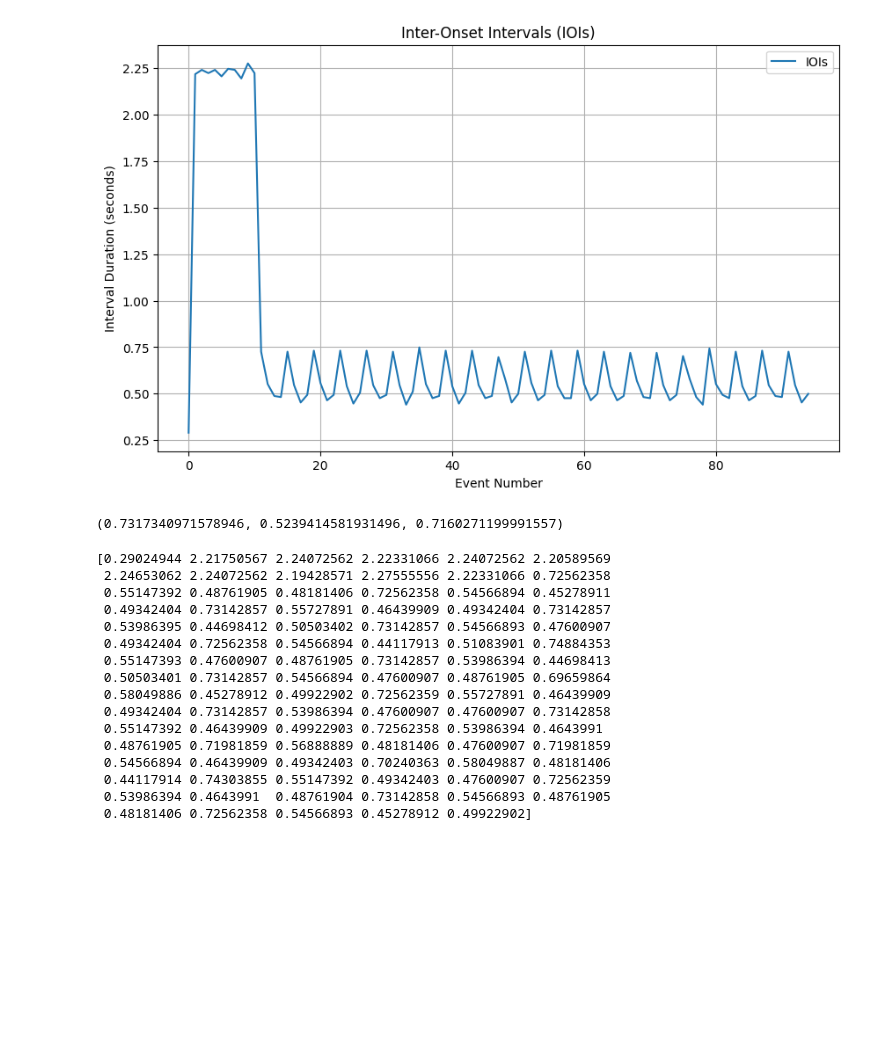
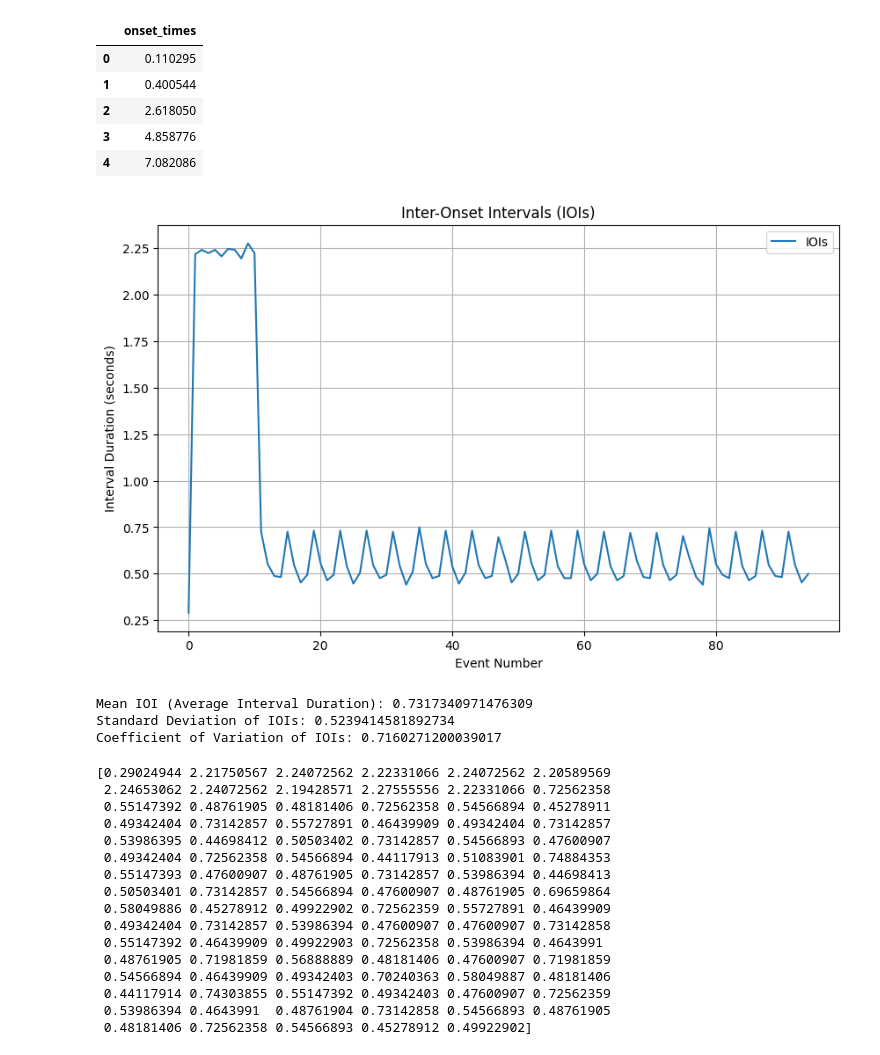
Before and after one commit to egorpol/beat_it, a Jupyter notebook: pulsation_dufour.ipynb, the cells around one changed output. Saved outputs shown, nothing was run; the diff lists cells and outputs as text; code cells hidden in the pictures; blank space fills up the shorter version.

```diff
--- a/pulsation_dufour.ipynb
+++ b/pulsation_dufour.ipynb
@@ -1,24 +1,26 @@
+# %%
+# Step 1: Import pandas
+import pandas as pd
+
+# Step 2: Load CSV from URL
+url = 'https://raw.githubusercontent.com/egorpol/beat_it/refs/heads/main/csv/dufour_onsets_librosa_unfiltered.csv'
+df = pd.read_csv(url)
+
+# Step 3: Display the first few rows of the DataFrame
+df.head()
+# %% [output]
+|  | onset_times |
+| 0 | 0.110295 |
+| 1 | 0.400544 |
+| 2 | 2.618050 |
+| 3 | 4.858776 |
+| 4 | 7.082086 |
 # %%
 import numpy as np
 import matplotlib.pyplot as plt
 
 # Onset times in seconds
-onset_times = np.array([0.11029478,  0.40054422,  2.61804989,  4.85877551,  7.08208617,  9.32281179,
-                        11.52870748, 13.7752381,  16.01596372, 18.21024943, 20.48580499, 22.70911565,
-                        23.43473923, 23.98621315, 24.4738322,  24.95564626, 25.68126984, 26.22693878,
-                        26.67972789, 27.17315193, 27.9045805,  28.46185941, 28.9262585,  29.41968254,
-                        30.15111111, 30.69097506, 31.13795918, 31.6429932,  32.37442177, 32.9200907,
-                        33.39609977, 33.88952381, 34.61514739, 35.16081633, 35.60199546, 36.11283447,
-                        36.861678,   37.41315193, 37.889161,   38.37678005, 39.10820862, 39.64807256,
-                        40.09505669, 40.6000907,  41.33151927, 41.87718821, 42.35319728, 42.84081633,
-                        43.53741497, 44.11791383, 44.57070295, 45.06993197, 45.79555556, 46.35283447,
-                        46.81723356, 47.3106576,  48.04208617, 48.58195011, 49.05795918, 49.53396825,
-                        50.26539683, 50.81687075, 51.28126984, 51.78049887, 52.50612245, 53.04598639,
-                        53.51038549, 53.99800454, 54.71782313, 55.28671202, 55.76852608, 56.24453515,
-                        56.96435374, 57.51002268, 57.97442177, 58.4678458,  59.17024943, 59.7507483,
-                        60.23256236, 60.6737415,  61.41678005, 61.96825397, 62.461678,   62.93768707,
-                        63.66331066, 64.2031746,  64.6675737,  65.15519274, 65.88662132, 66.43229025,
-                        66.9199093,  67.40172336, 68.12734694, 68.67301587, 69.12580499, 69.62503401])
+onset_times = df['onset_times'].values
 
 # Calculate inter-onset intervals (IOIs)
 iois = np.diff(onset_times)
@@ -38,10 +40,15 @@ mean_ioi = np.mean(iois)
 std_ioi = np.std(iois)
 cv_ioi = std_ioi / mean_ioi  # Coefficient of variation
 
-mean_ioi, std_ioi, cv_ioi
+# Print out results with descriptions
+print("Mean IOI (Average Interval Duration):", mean_ioi)
+print("Standard Deviation of IOIs:", std_ioi)
+print("Coefficient of Variation of IOIs:", cv_ioi)
 # %% [output]
 [figure]
-(0.7317340971578946, 0.5239414581931496, 0.7160271199991557)
+Mean IOI (Average Interval Duration): 0.7317340971476309
+Standard Deviation of IOIs: 0.5239414581892734
+Coefficient of Variation of IOIs: 0.7160271200039017
 # %%
 print(iois)
 # %% [output]
```
Also changed, not shown: 1 other file.
